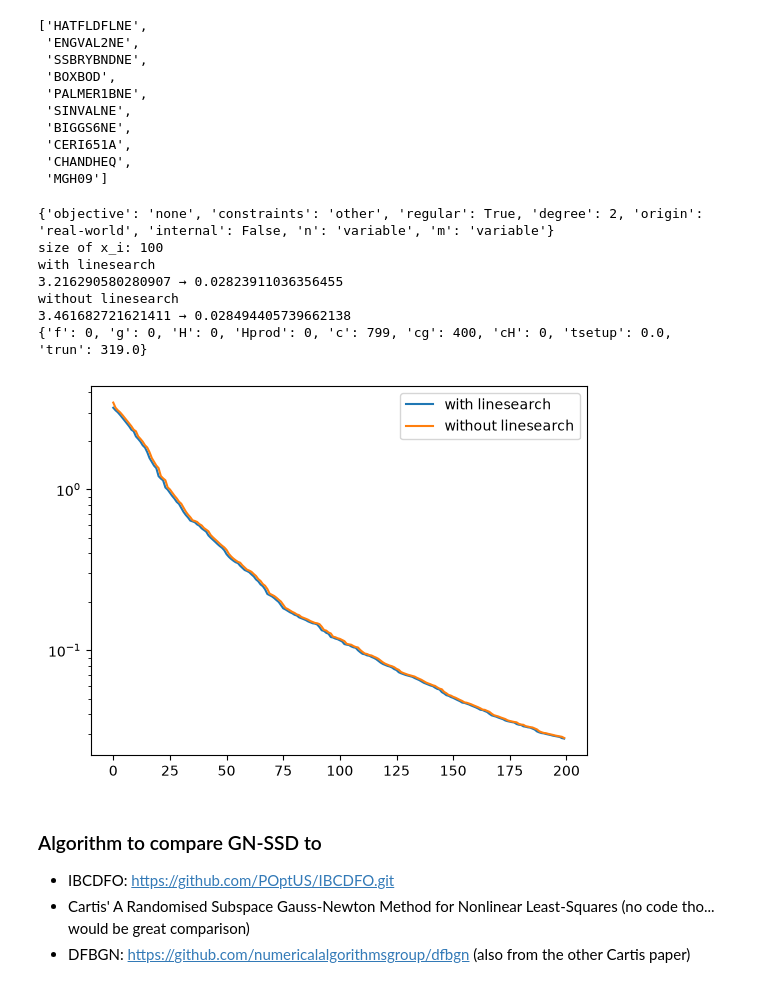
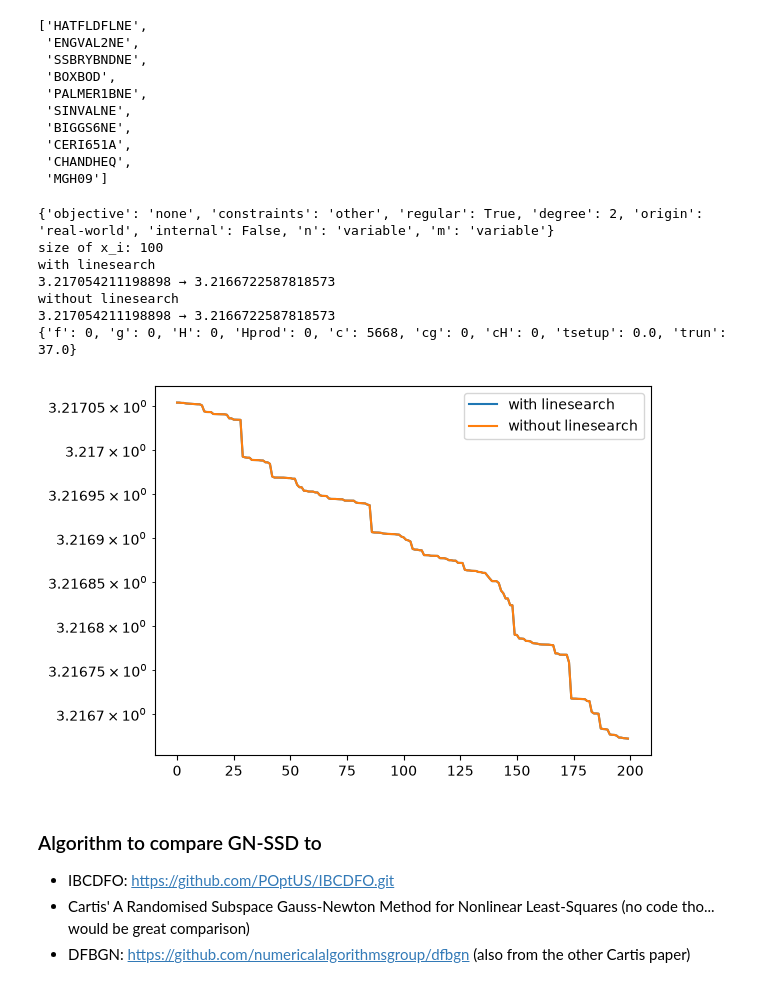
Before and after one commit to rileywuisme/Derivative-Free-Optimization-methods, a Jupyter notebook: SSD_draft.ipynb, the cells around one changed output. Drawn from its saved outputs; the diff is of its cells as text; code cells hidden in the pictures.

Commit message:
still working on polyak and bb stepsize algo

```diff
--- a/SSD_draft.ipynb
+++ b/SSD_draft.ipynb
@@ -216,7 +223,7 @@ print(pycutest.problem_properties('DIXMAANB'))
 p = pycutest.import_problem('DIXMAANB')
 x = p.x0
 # %lprun -f ssd fx, xs, linesearch_hist = ssd(p.obj, x, ls = 'on' )
-# ssd(f, x, ls = 'on', max_fn_call = 5000)
+x, fx, ls, fn_call = ssd(p.obj, x, ls = 'polyak', max_fn_call = 5000)
 # %% [output]
 {'objective': 'other', 'constraints': 'unconstrained', 'regular': True, 'degree': 2, 'origin': 'academic', 'internal': False, 'n': 'variable', 'm': 0}
 # %% [markdown]
@@ -885,5 +893,5 @@ Similar to the original SSD version except $\phi'(0) = J p_k$, which is also alr
 # %%
-def gn_ssd(x, cons, l=None, ls=None, max_iter=200, seed=0, amin=1e-10):
+def gn_ssd(x, rx, l=None, ls='armijo', max_iter=200, seed=0, amin=1e-10):
     '''
     input: x is the starting point; P is dxl; r the residual function
     Q has Haar distribution
@@ -891,6 +899,8 @@ def gn_ssd(x, cons, l=None, ls=None, max_iter=200, seed=0, amin=1e-10):
     iteration: x = P
     '''
 
+    #initialize counter
+    cons = counted(rx)
     dim = len(x)
     rng = np.random.default_rng(seed)
 
@@ -908,23 +918,25 @@ def gn_ssd(x, cons, l=None, ls=None, max_iter=200, seed=0, amin=1e-10):
     if l == dim: print(' Are you sure you want l == dim?')
 
     #define f as a function than a value
-    def fobj(z): rz = cons(z); return 0.5*np.dot(rz, rz)
+    def fobj(z):
+        rz = cons(z)
+        return 0.5*np.dot(rz, rz)
     alpha0 = 1.0
 
     for n in range(max_iter):
-        r , J = cons(x, gradient=True) #residual and Jacobian
-        fval = 0.5 * np.dot(r, r)
+        rval = cons(x)
+        fval = 0.5 * np.dot(rval, rval)
 
         Z = rng.standard_normal((dim, l))
-        Q, _ = linalg.qr(Z, mode='economic') #economic mode for finding the QR so it's not a full square matrix
+        P, _ = linalg.qr(Z, mode='economic') #economic mode for finding the QR so it's not a full square matrix
 
-        #solving for the step
-        J_tild = J @ Q
-        pk = np.linalg.lstsq(J_tild, - r, rcond=None)[0]
+        #J_tild = JQ
+        J_tild = np.column_stack(finite_diff_directional_deriv(x, cons, rval, P.T, h=1e-8))
+        pk = np.linalg.lstsq(J_tild, - rval, rcond=None)[0]
+        direc = P @ pk
 
-        if ls == 'on':
-            derphi0 = (J_tild.T @ r) @ pk
-            direc = Q @ pk
+        if ls == 'armijo':
+            derphi0 = (J_tild.T @ rval) @ pk
             alpha_ls, nfev, phi1 = linesearch(fobj, x, direc, derphi0, old_fval=fval,alpha0=max(alpha0, amin), amin=amin)
             #if it fails
             if alpha_ls is None:
@@ -934,11 +946,9 @@ def gn_ssd(x, cons, l=None, ls=None, max_iter=200, seed=0, amin=1e-10):
             stepsize_history.append(alpha_ls)
             fval = phi1
             x = x + alpha_ls * direc
-        elif ls == 'off': #alpha = 1
-            x = x + Q @ pk
+        elif ls is None or ls == 'off': #alpha = 1
+            x = x + direc
             fval = float(fval)
-        else:
-            raise ValueError("please choose linesearch mode.")
 
         x_history.append(np.array(x))
         fx_history.append(fval)
@@ -961,35 +971,35 @@ nls_prob[:10]
 # %%
 #test the gn_ssd algorithm
 print(pycutest.problem_properties('CHANDHEQ'))
 p = pycutest.import_problem('CHANDHEQ')
 x = p.x0
 
-fx_ls, xs_ls, ls_hist = gn_ssd(x, p.cons, ls = 'on')
+fx_ls, xs_ls, ls_hist = gn_ssd(x, p.cons, ls = 'armijo')
 # %lprun -f ssd fx, xs, linesearch_hist = ssd(p.obj, p.grad, x, max_iter = int(1e4) )
 print(f'size of x_i: {x.size}')
 print("with linesearch")
 print(fx_ls[0], '→', fx_ls[-1])
 
 #without linesearch
-fx, xs, _ = gn_ssd(x, p.cons, ls = 'off')
+fx, xs, _ = gn_ssd(x, p.cons)
 print("without linesearch")
 print(fx[0], '→', fx[-1])
 print(p.report())
 
 fig, ax = plt.subplots()
 ax.semilogy(fx_ls, label = 'with linesearch')
 ax.semilogy(fx, label = 'without linesearch')
 ax.legend()
 plt.show()
 # %% [output]
 {'objective': 'none', 'constraints': 'other', 'regular': True, 'degree': 2, 'origin': 'real-world', 'internal': False, 'n': 'variable', 'm': 'variable'}
 size of x_i: 100
 with linesearch
-3.216290580280907 → 0.02823911036356455
+3.217054211198898 → 3.2166722587818573
 without linesearch
-3.461682721621411 → 0.028494405739662138
-{'f': 0, 'g': 0, 'H': 0, 'Hprod': 0, 'c': 799, 'cg': 400, 'cH': 0, 'tsetup': 0.0, 'trun': 319.0}
+3.217054211198898 → 3.2166722587818573
+{'f': 0, 'g': 0, 'H': 0, 'Hprod': 0, 'c': 5668, 'cg': 0, 'cH': 0, 'tsetup': 0.0, 'trun': 37.0}
-[figure, old version]
+[figure, new version]
 # %% [markdown]
 ### Algorithm to compare GN-SSD to
 * IBCDFO: https://github.com/POptUS/IBCDFO.git
```
Also changed, not shown: parts of 2 cells of this notebook, 1 other file.
